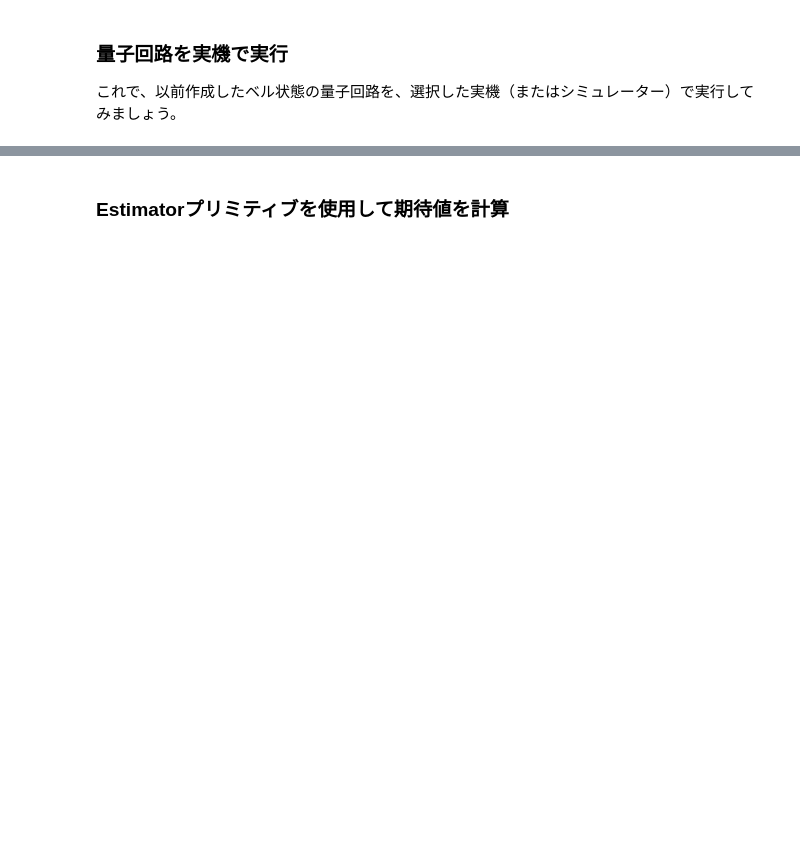
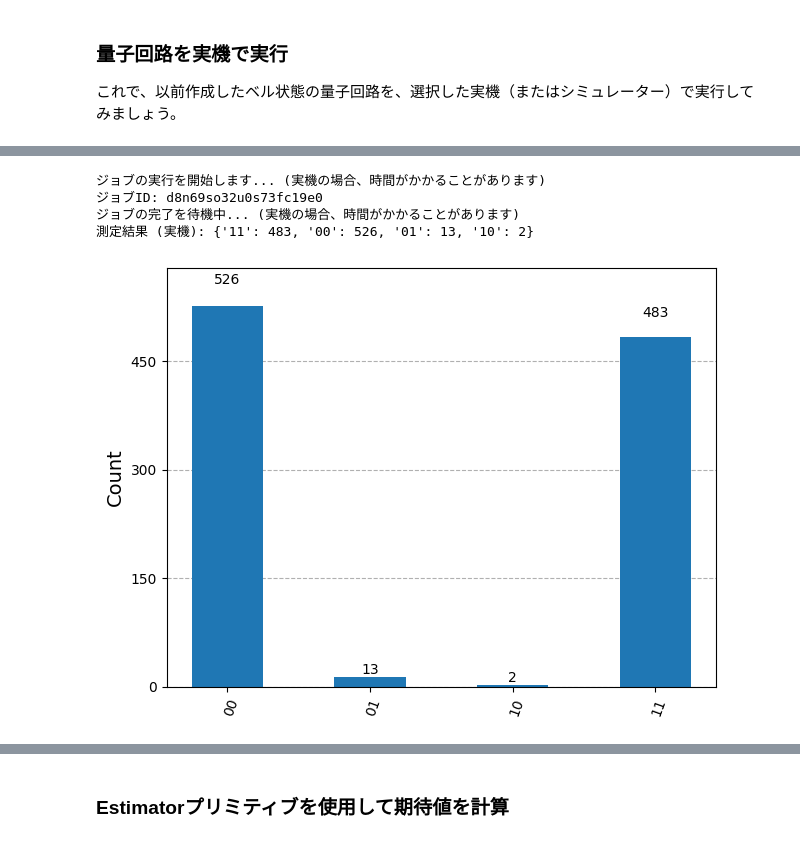
Before and after one commit to degital-secretary/Personal_Bell_Tests, a Jupyter notebook: huru_ipynb_のコピー.ipynb, the cells around one changed output, grey strips where cells are left out. Drawn from its saved outputs; the diff is of its cells as text; code cells hidden in the pictures; blank space fills up the shorter version.

```diff
--- a/huru_ipynb_のコピー.ipynb
+++ b/huru_ipynb_のコピー.ipynb
@@ -217,3 +229,47 @@ display(fig_real_machine)
+# %%
+# ベル状態の回路を再利用
+# qc_entangled は以前定義済みで、測定も追加済み
+
+# Qiskit RuntimeのSamplerプリミティブをインポート
+from qiskit_ibm_runtime import Sampler
+from qiskit import transpile
+from collections import Counter # CounterはQiskit Aerシミュレーター結果の処理でよく使われますが、
+                                # Samplerのquasi_distsからは直接使いません。今回は削除せず残します。
+
+# Samplerを使用して回路を実行
+# selected_backend は既に定義済み
+sampler = Sampler(mode=selected_backend) # バックエンドをSamplerのモードとして指定
+
+print("ジョブの実行を開始します... (実機の場合、時間がかかることがあります)")
+
+# 回路を実機向けにトランスパイル
+transpiled_circuit = transpile(qc_entangled, selected_backend)
+
+# runメソッドにはバックエンドを再度指定しない
+job_real_machine = sampler.run([transpiled_circuit], shots=1024) # トランスパイル済み回路をリストで囲んで渡す
+
+print(f"ジョブID: {job_real_machine.job_id()}")
+print("ジョブの完了を待機中... (実機の場合、時間がかかることがあります)")
+
+# 結果を取得
+result_real_machine = job_real_machine.result() # ジョブが完了するまで待機
+
+# Samplerの結果から測定結果の出現回数を取得
+# PrimitiveResult内のSamplerPubResultのdataにあるBitArrayから直接countsを取得する
+counts_real_machine = result_real_machine._pub_results[0].data.c.get_counts()
+
+print(f"測定結果 (実機): {counts_real_machine}")
+
+# 結果をヒストグラムで可視化
+from qiskit.visualization import plot_histogram
+fig_real_machine = plot_histogram(counts_real_machine)
+display(fig_real_machine)
+# %% [output]
+ジョブの実行を開始します... (実機の場合、時間がかかることがあります)
+ジョブID: d8n69so32u0s73fc19e0
+ジョブの完了を待機中... (実機の場合、時間がかかることがあります)
+測定結果 (実機): {'11': 483, '00': 526, '01': 13, '10': 2}
+[figure, added]
 # %%
 bit_array_obj = result_real_machine._pub_results[0].data.c
 print(f"Attributes of BitArray object: {dir(bit_array_obj)}")
```
Also changed, not shown: parts of 30 cells of this notebook.
